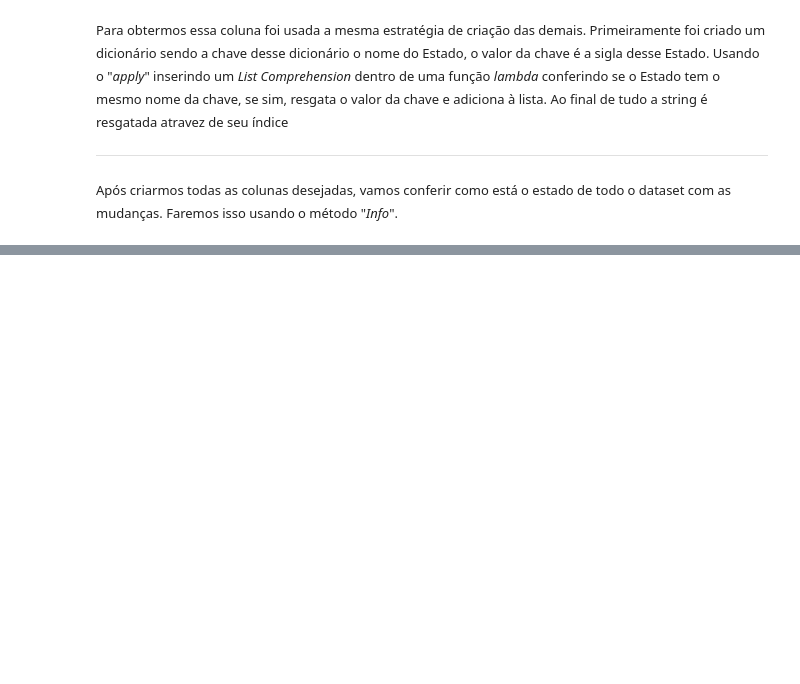
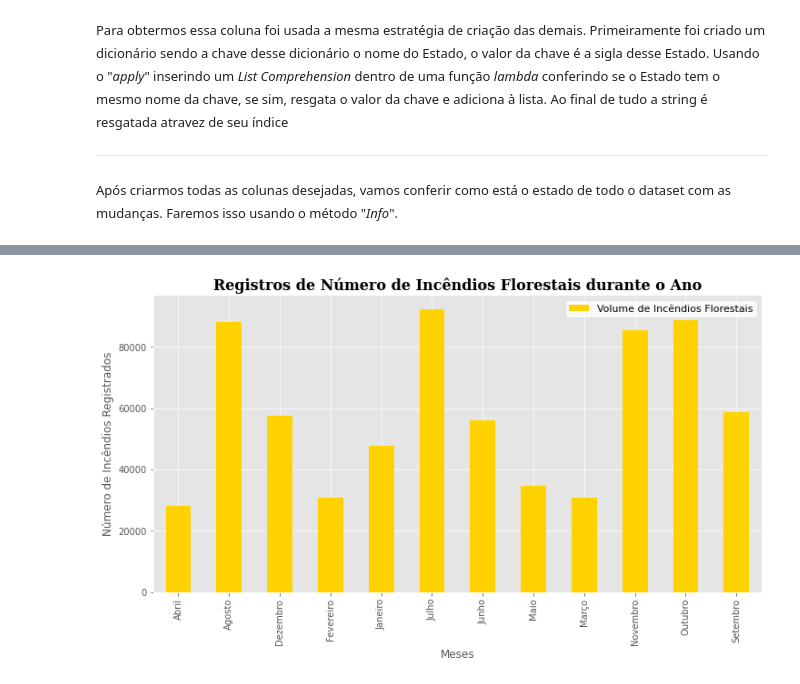
Before and after one commit to MatheusB2002/Analise-Incendios-Florestais, a Jupyter notebook: AnáliseIncêndio.ipynb, the cells around one changed output, grey strips where cells are left out. Saved outputs shown, nothing was run; the diff lists cells and outputs as text; code cells hidden in the pictures; blank space fills up the shorter version.

```diff
--- a/AnáliseIncêndio.ipynb
+++ b/AnáliseIncêndio.ipynb
@@ -371,0 +374,12 @@ Com tudo caminhando devidamente, prosseguirei agora com a análise dos dados que
+# %%
+# Plot com matplotlib
+
+plt.style.use('ggplot')
+graficoNumeroMeses = (incendios['Número'].groupby(incendios['Mês']).sum()).plot(figsize=(12,6),kind='bar', color='#ffd200',label='Volume de Incêndios Florestais')
+graficoNumeroMeses.set_title('Registros de Número de Incêndios Florestais durante o Ano', fontsize=16, fontweight='bold', fontfamily='serif' )
+plt.ylabel('Número de Incêndios Registrados')
+plt.xlabel('Meses')
+plt.legend(fontsize=11, facecolor='white')
+plt.show()
+# %% [output]
+[figure, added]
```
Also changed, not shown: parts of 22 cells of this notebook.
